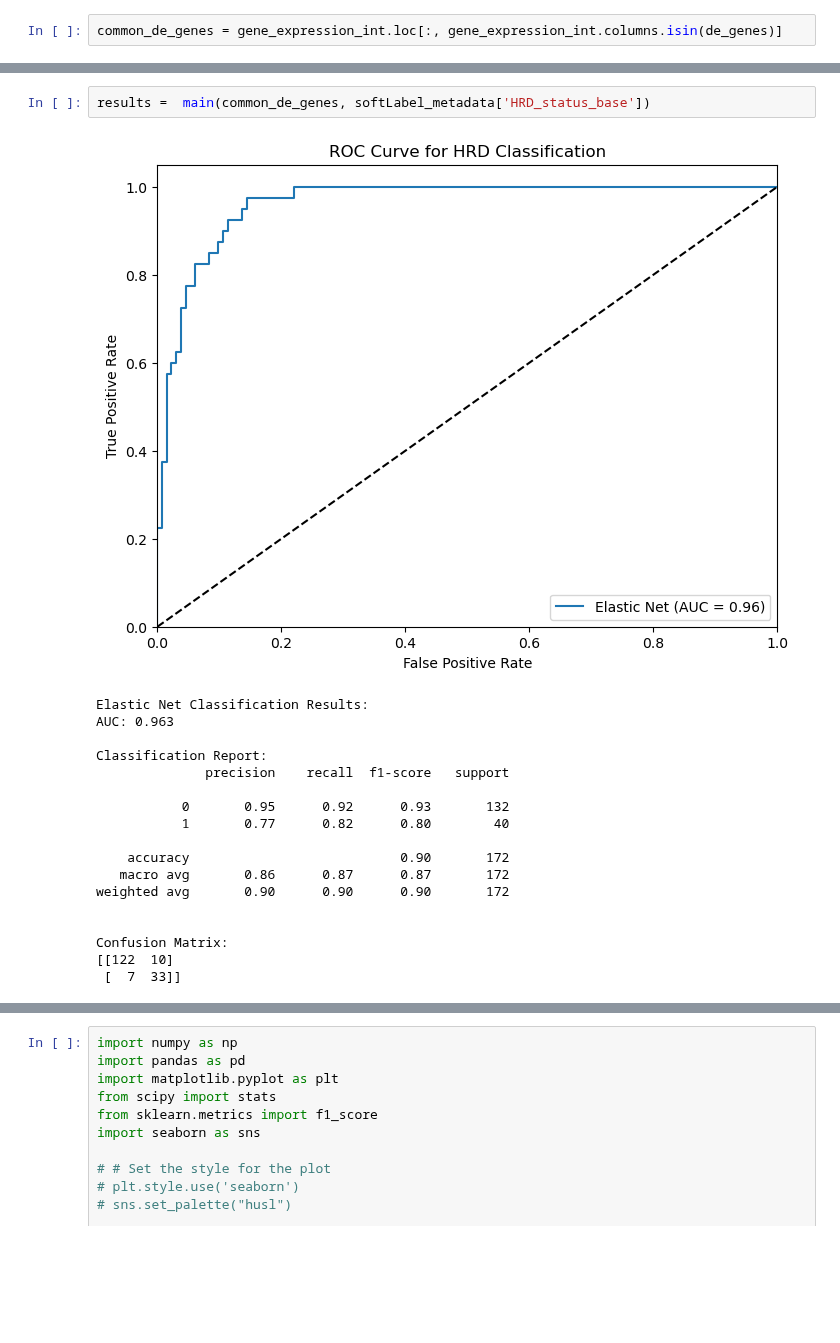
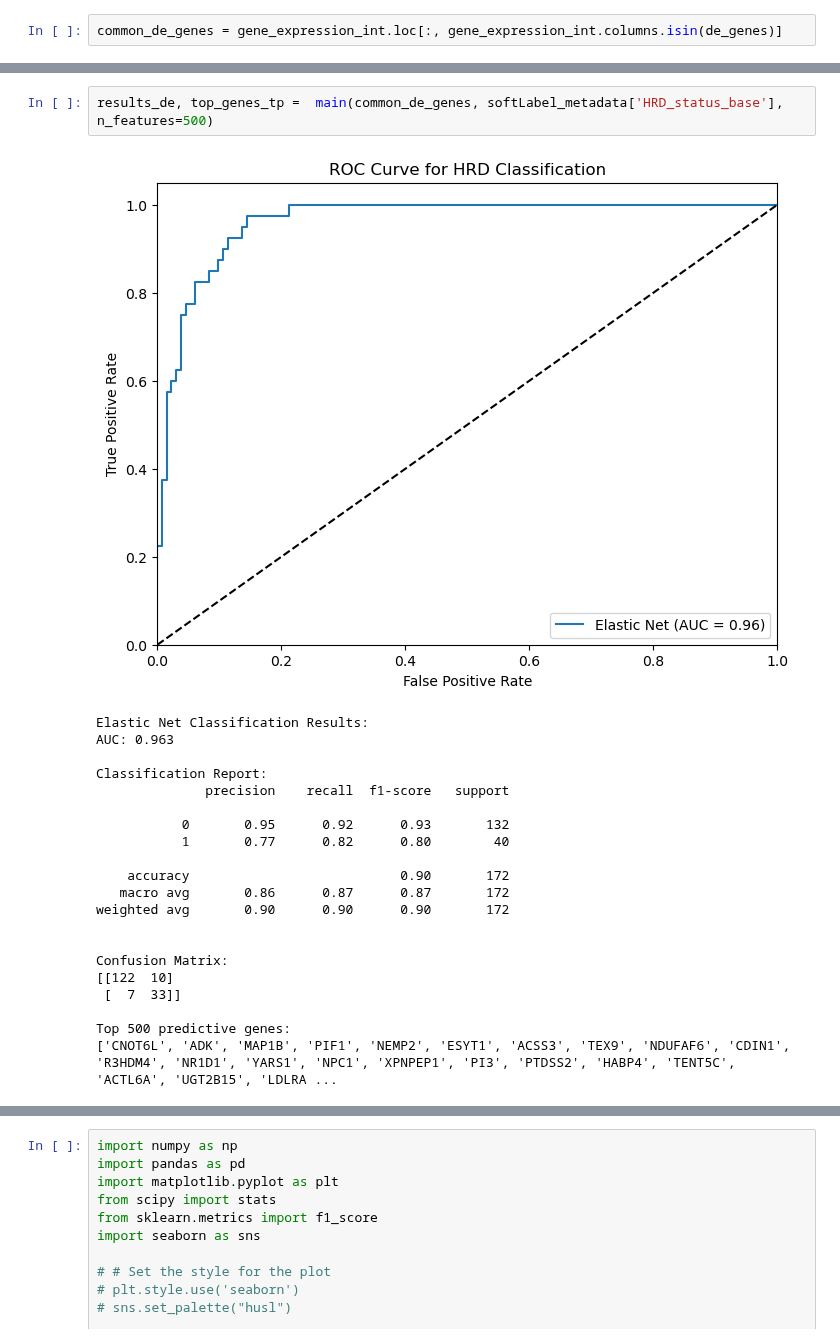
Before and after one commit to l1joseph/Multiscale_HRD_Classifier, a Jupyter notebook: prelim_analysis/BinaryModel_lightweight_softlabelanal.ipynb, the cells around one changed output, grey strips where cells are left out. Saved outputs shown, nothing was run; the diff lists cells and outputs as text; blank space fills up the shorter version.

```diff
--- a/prelim_analysis/BinaryModel_lightweight_softlabelanal.ipynb
+++ b/prelim_analysis/BinaryModel_lightweight_softlabelanal.ipynb
@@ -663,7 +813,7 @@ Confusion Matrix:
 # %%
-results =  main(common_de_genes, softLabel_metadata['HRD_status_base'])
+results_de, top_genes_tp =  main(common_de_genes, softLabel_metadata['HRD_status_base'], n_features=500)
 # %% [output]
-[figure, old version]
+[figure, new version]
 Elastic Net Classification Results:
 AUC: 0.963
 
@@ -681,3 +831,6 @@ weighted avg       0.90      0.90      0.90       172
 Confusion Matrix:
 [[122  10]
  [  7  33]]
+
+Top 500 predictive genes:
+['CNOT6L', 'ADK', 'MAP1B', 'PIF1', 'NEMP2', 'ESYT1', 'ACSS3', 'TEX9', 'NDUFAF6', 'CDIN1', 'R3HDM4', 'NR1D1', 'YARS1', 'NPC1', 'XPNPEP1', 'PI3', 'PTDSS2', 'HABP4', 'TENT5C', 'ACTL6A', 'UGT2B15', 'LDLRA ...
```
Also changed, not shown: parts of 14 cells of this notebook, 1 other file.
